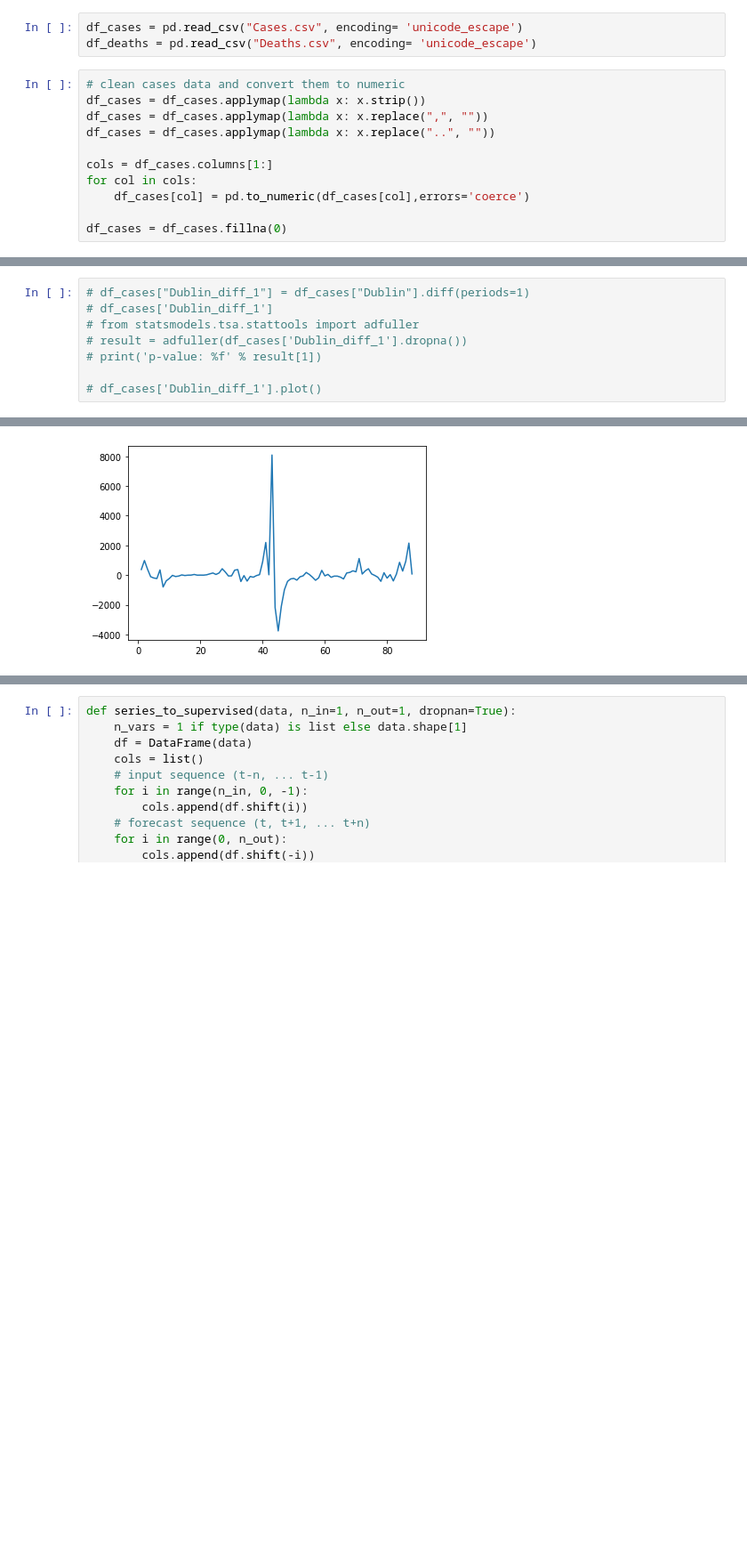
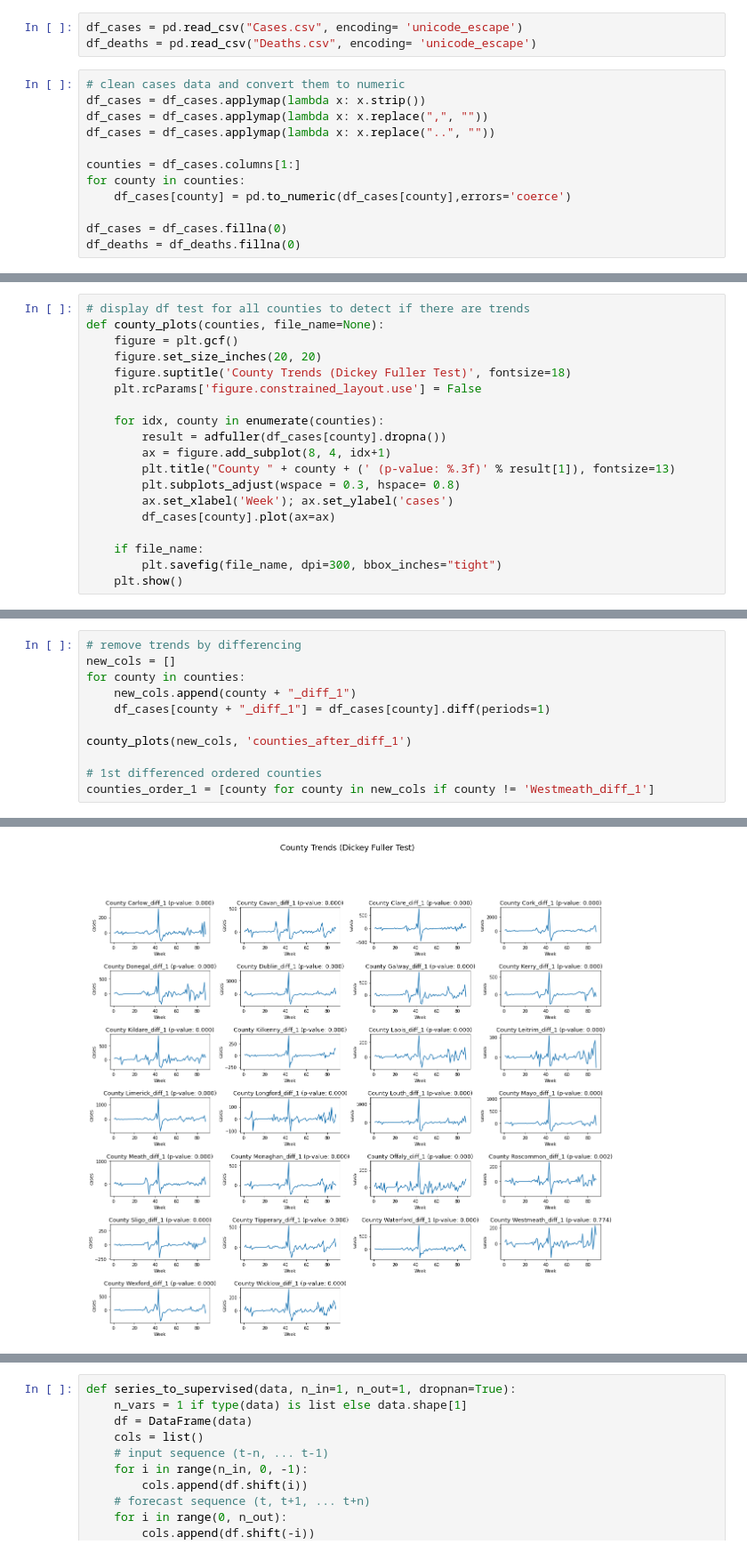
Before and after one commit to pratush07/Covid-Outbreak, a Jupyter notebook: CovidAnalysis.ipynb, the cells around one changed output, grey strips where cells are left out. Shown at 89% size. Drawn from its saved outputs; the diff is of its cells as text; blank space fills up the shorter version.

```diff
--- a/CovidAnalysis.ipynb
+++ b/CovidAnalysis.ipynb
@@ -17,8 +18,9 @@ df_cases = df_cases.applymap(lambda x: x.strip())
 df_cases = df_cases.applymap(lambda x: x.replace(",", ""))
 df_cases = df_cases.applymap(lambda x: x.replace("..", ""))
 
-cols = df_cases.columns[1:]
-for col in cols:
-    df_cases[col] = pd.to_numeric(df_cases[col],errors='coerce')
+counties = df_cases.columns[1:]
+for county in counties:
+    df_cases[county] = pd.to_numeric(df_cases[county],errors='coerce')
 
 df_cases = df_cases.fillna(0)
+df_deaths = df_deaths.fillna(0)
@@ -26,0 +27,19 @@ df_deaths = df_deaths.fillna(0)
+# %%
+# display df test for all counties to detect if there are trends
+def county_plots(counties, file_name=None):
+    figure = plt.gcf()
+    figure.set_size_inches(20, 20)
+    figure.suptitle('County Trends (Dickey Fuller Test)', fontsize=18)
+    plt.rcParams['figure.constrained_layout.use'] = False
+
+    for idx, county in enumerate(counties):
+        result = adfuller(df_cases[county].dropna())
+        ax = figure.add_subplot(8, 4, idx+1)
+        plt.title("County " + county + (' (p-value: %.3f)' % result[1]), fontsize=13)
+        plt.subplots_adjust(wspace = 0.3, hspace= 0.8)
+        ax.set_xlabel('Week'); ax.set_ylabel('cases')
+        df_cases[county].plot(ax=ax)
+
+    if file_name:
+        plt.savefig(file_name, dpi=300, bbox_inches="tight")
+    plt.show()
@@ -27,9 +50,12 @@ df_deaths = df_deaths.fillna(0)
 # %%
-# df_cases["Dublin_diff_1"] = df_cases["Dublin"].diff(periods=1)
-# df_cases['Dublin_diff_1']
-# from statsmodels.tsa.stattools import adfuller
-# result = adfuller(df_cases['Dublin_diff_1'].dropna())
-# print('p-value: %f' % result[1])
+# remove trends by differencing
+new_cols = []
+for county in counties:
+    new_cols.append(county + "_diff_1")
+    df_cases[county + "_diff_1"] = df_cases[county].diff(periods=1)
 
-# df_cases['Dublin_diff_1'].plot()
+county_plots(new_cols, 'counties_after_diff_1')
+
+# 1st differenced ordered counties
+counties_order_1 = [county for county in new_cols if county != 'Westmeath_diff_1']
 # %% [output]
@@ -38 +62 @@ p-value: 0.000000
-[figure, old version]
+[figure, new version]
```
Also changed, not shown: parts of 17 cells of this notebook, 1 other file.
